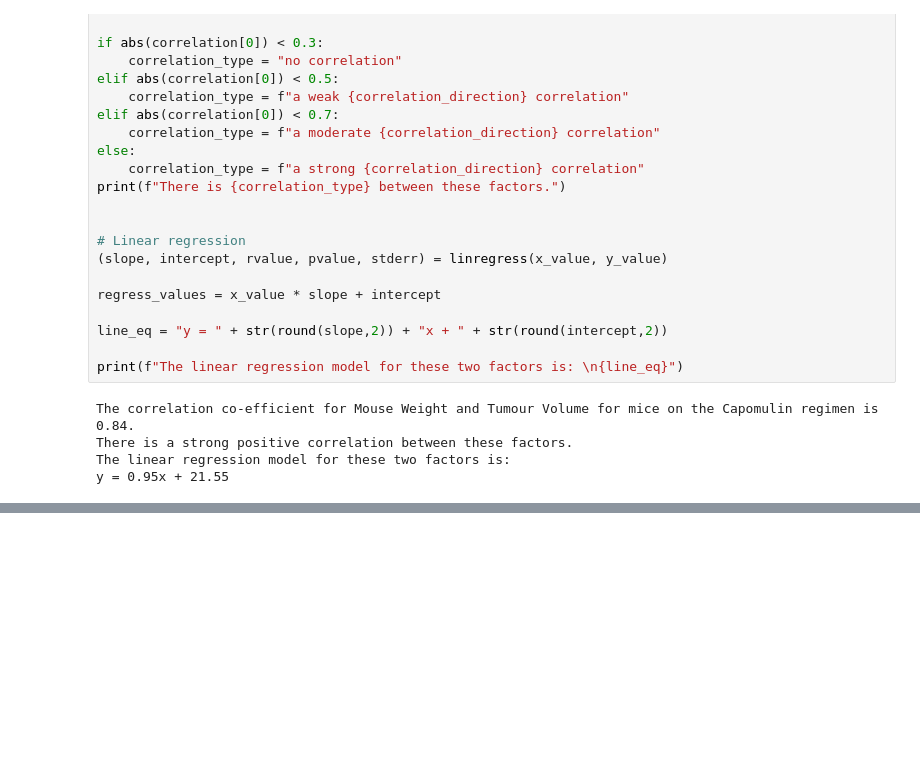
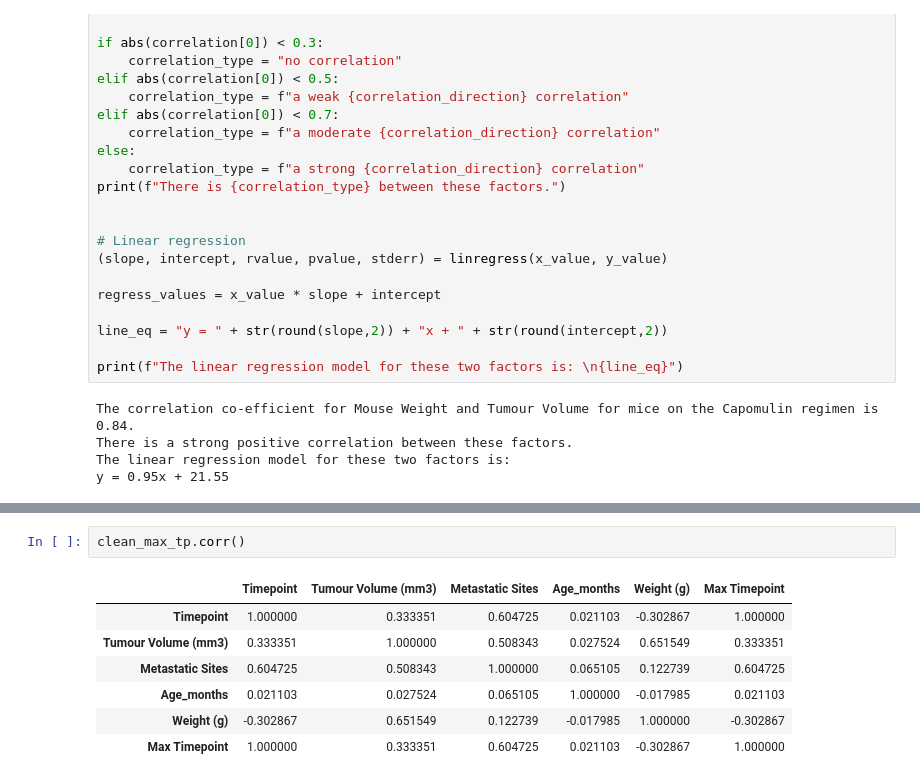
Before and after one commit to MFord80/matplotlib-challenge, a Jupyter notebook: Pymaceuticals_Report.ipynb, the cells around one changed output, grey strips where cells are left out. Drawn from its saved outputs; the diff is of its cells as text; blank space fills up the shorter version.

```diff
--- a/Pymaceuticals_Report.ipynb
+++ b/Pymaceuticals_Report.ipynb
@@ -516,0 +427,10 @@ plt.show()
+# %%
+clean_max_tp.corr()
+# %% [output]
+|  | Timepoint | Tumour Volume (mm3) | Metastatic Sites | Age_months | Weight (g) | Max Timepoint |
+| Timepoint | 1.000000 | 0.333351 | 0.604725 | 0.021103 | -0.302867 | 1.000000 |
+| Tumour Volume (mm3) | 0.333351 | 1.000000 | 0.508343 | 0.027524 | 0.651549 | 0.333351 |
+| Metastatic Sites | 0.604725 | 0.508343 | 1.000000 | 0.065105 | 0.122739 | 0.604725 |
+| Age_months | 0.021103 | 0.027524 | 0.065105 | 1.000000 | -0.017985 | 0.021103 |
+| Weight (g) | -0.302867 | 0.651549 | 0.122739 | -0.017985 | 1.000000 | -0.302867 |
+| Max Timepoint | 1.000000 | 0.333351 | 0.604725 | 0.021103 | -0.302867 | 1.000000 |
```
Also changed, not shown: parts of 10 cells of this notebook.
